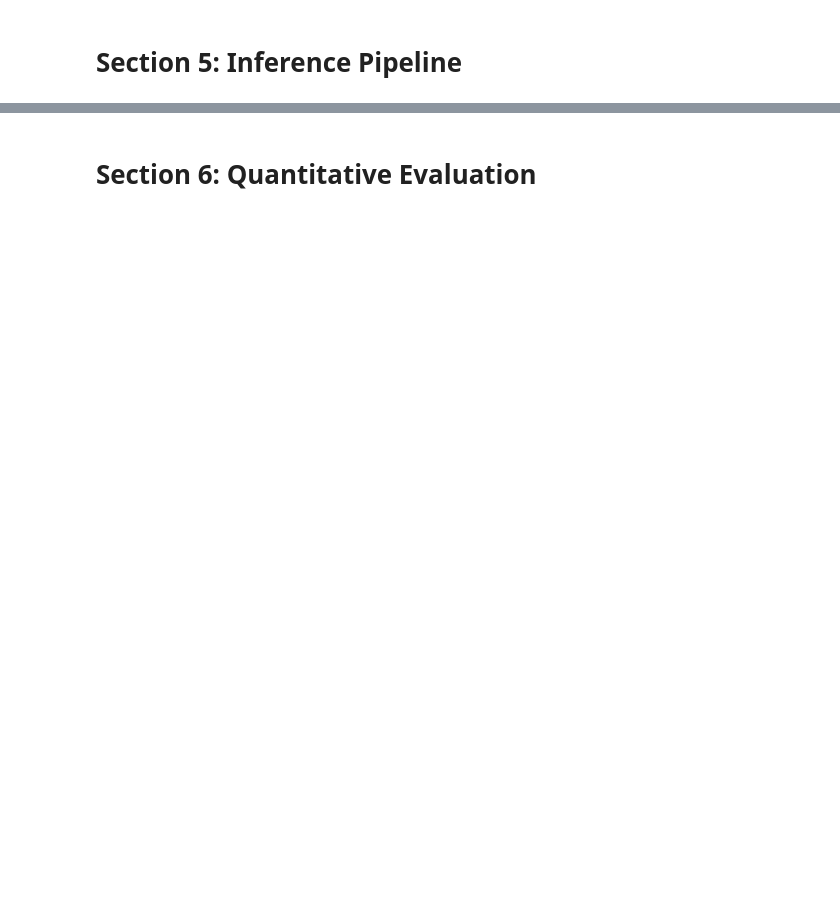
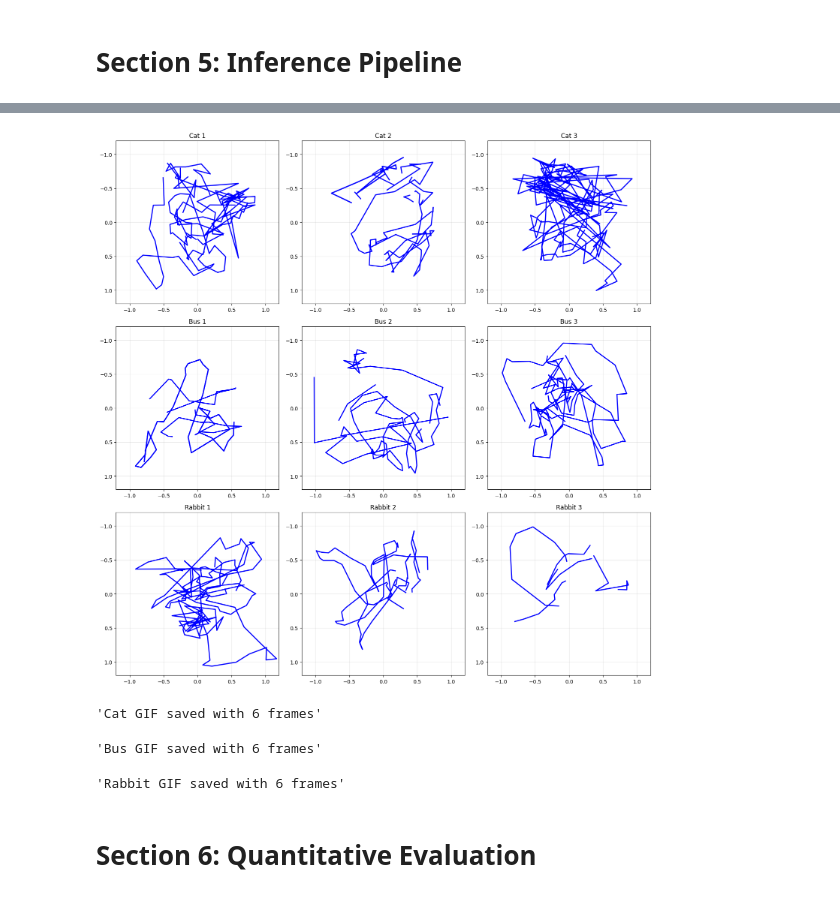
Before and after one commit to CaganKiper/myth-case-study, a Jupyter notebook: Technical_Assignment/Technical_Assignment.ipynb, the cells around one changed output, grey strips where cells are left out. Saved outputs shown, nothing was run; the diff lists cells and outputs as text; code cells hidden in the pictures; blank space fills up the shorter version.

```diff
--- a/Technical_Assignment/Technical_Assignment.ipynb
+++ b/Technical_Assignment/Technical_Assignment.ipynb
@@ -1053,35 +1204,37 @@ fig, axes = plt.subplots(3, 3, figsize=(15, 15))
 
 for i, category in enumerate(['cat', 'bus', 'rabbit']):
     for j in range(3):
-        sample = generate_sample(models[category], noise_schedule)
+        sample = generate_sample(models_list[category], noise_schedule)
         ax = axes[i, j]
 
         current_stroke = []
         pen_down = False
 
         for command, x, y in sample:
             if command >= 1.5:
                 pen_down = True
                 current_stroke = []
             elif -0.5 <= command <= 0.5 and pen_down:
                 current_stroke.append([x.item(), y.item()])
             elif 0.5 <= command <= 1.5:
                 if len(current_stroke) > 1:
                     xs, ys = zip(*current_stroke)
                     ax.plot(xs, ys, 'b-', linewidth=2)
                 pen_down = False
             elif command >= 2.5:
                 break
 
         ax.set_xlim(-1.2, 1.2)
         ax.set_ylim(-1.2, 1.2)
         ax.set_aspect('equal')
         ax.invert_yaxis()
         ax.set_title(f'{category.capitalize()} {j+1}')
         ax.grid(True, alpha=0.3)
 
 plt.tight_layout()
 plt.show()
+# %% [output]
+[figure, added]
 # %%
 def get_strokes(sequence):
     """Extract strokes from sequence"""
@@ -1111,7 +1264,7 @@ from PIL import Image
 os.makedirs('./animations', exist_ok=True)
 
 # Generate and save cat animation
-cat_sample = generate_sample(models['cat'], noise_schedule)
+cat_sample = generate_sample(models_list['cat'], noise_schedule)
 cat_strokes = get_strokes(cat_sample)
 
 frames = []
@@ -1133,17 +1286,22 @@ for i in range(len(cat_strokes) + 1):
 
     # Convert to image
     fig.canvas.draw()
-    frame = np.frombuffer(fig.canvas.tostring_rgb(), dtype=np.uint8)
-    frame = frame.reshape(fig.canvas.get_width_height()[::-1] + (3,))
+    frame = np.frombuffer(fig.canvas.buffer_rgba(), dtype=np.uint8)
+    frame = frame.reshape(fig.canvas.get_width_height()[::-1] + (4,))
+    # Convert RGBA to RGB by removing alpha channel
+    frame = frame[:, :, :3]
     frames.append(Image.fromarray(frame))
     plt.close()
+
 
 # Save GIF
 frames[0].save('./animations/cat_generation.gif', save_all=True, append_images=frames[1:], duration=800, loop=0)
 f"Cat GIF saved with {len(frames)} frames"
+# %% [output]
+'Cat GIF saved with 6 frames'
 # %%
 # Generate and save bus animation
-bus_sample = generate_sample(models['bus'], noise_schedule)
+bus_sample = generate_sample(models_list['bus'], noise_schedule)
 bus_strokes = get_strokes(bus_sample)
 
 frames = []
@@ -1163,16 +1321,19 @@ for i in range(len(bus_strokes) + 1):
     ax.grid(True, alpha=0.3)
 
     fig.canvas.draw()
-    frame = np.frombuffer(fig.canvas.tostring_rgb(), dtype=np.uint8)
-    frame = frame.reshape(fig.canvas.get_width_height()[::-1] + (3,))
+    frame = np.frombuffer(fig.canvas.buffer_rgba(), dtype=np.uint8)
+    frame = frame.reshape(fig.canvas.get_width_height()[::-1] + (4,))
+    frame = frame[:, :, :3]
     frames.append(Image.fromarray(frame))
     plt.close()
 
 frames[0].save('./animations/bus_generation.gif', save_all=True, append_images=frames[1:], duration=800, loop=0)
 f"Bus GIF saved with {len(frames)} frames"
+# %% [output]
+'Bus GIF saved with 6 frames'
 # %%
 # Generate and save rabbit animation
-rabbit_sample = generate_sample(models['rabbit'], noise_schedule)
+rabbit_sample = generate_sample(models_list['rabbit'], noise_schedule)
 rabbit_strokes = get_strokes(rabbit_sample)
 
 frames = []
@@ -1192,13 +1353,16 @@ for i in range(len(rabbit_strokes) + 1):
     ax.grid(True, alpha=0.3)
 
     fig.canvas.draw()
-    frame = np.frombuffer(fig.canvas.tostring_rgb(), dtype=np.uint8)
-    frame = frame.reshape(fig.canvas.get_width_height()[::-1] + (3,))
+    frame = np.frombuffer(fig.canvas.buffer_rgba(), dtype=np.uint8)
+    frame = frame.reshape(fig.canvas.get_width_height()[::-1] + (4,))
+    frame = frame[:, :, :3]
     frames.append(Image.fromarray(frame))
     plt.close()
 
 frames[0].save('./animations/rabbit_generation.gif', save_all=True, append_images=frames[1:], duration=800, loop=0)
 f"Rabbit GIF saved with {len(frames)} frames"
+# %% [output]
+'Rabbit GIF saved with 6 frames'
 # %% [markdown]
 # Section 6: Quantitative Evaluation
 # %%
```
Also changed, not shown: parts of 55 cells of this notebook.
